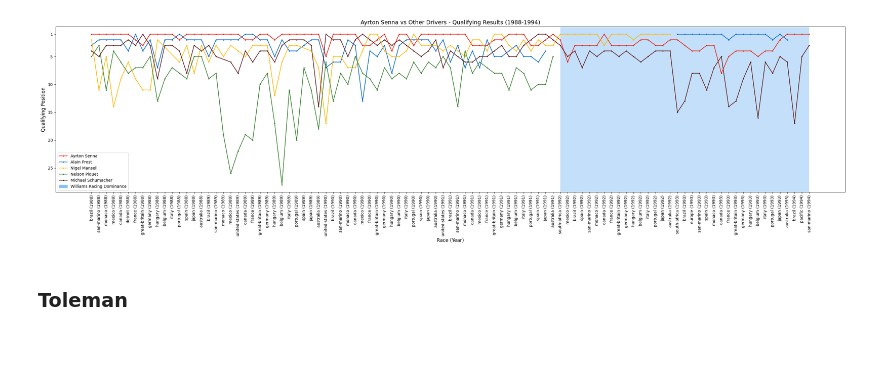
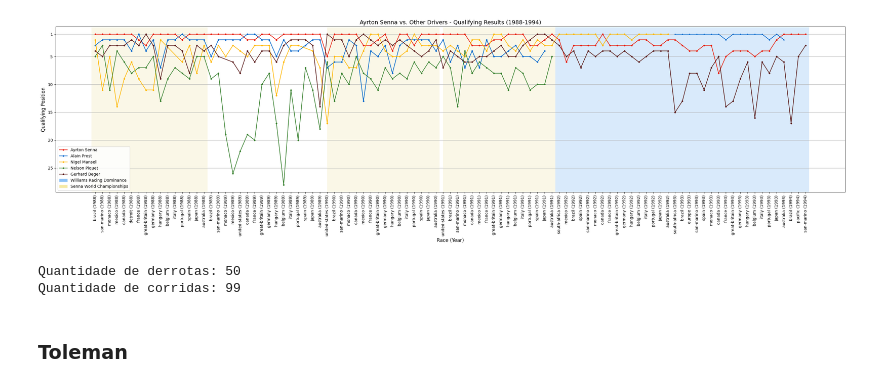
Before and after one commit to thiagodalladea/ayrton-senna-dv, a Jupyter notebook: nb.ipynb, the cells around one changed output. Cells and saved outputs as stored; diff of their text form; code cells hidden in the pictures; blank space fills up the shorter version.

```diff
--- a/nb.ipynb
+++ b/nb.ipynb
@@ -19,13 +20,14 @@ years_until_1991 = [1988, 1989, 1990, 1991]
 years_wo_1994 = [1988, 1989, 1990, 1991, 1992, 1993]
 
 senna_data_1988_1994 = senna_df[senna_df['year'].isin(years_1988_1994)]
+senna_data_1988_1994 = senna_data_1988_1994.reset_index()
 prost_data_1988_1991 = prost_df[prost_df['year'].isin(years_until_1991)]
 prost_data_1993 = prost_df[prost_df['year'] == 1993]
 mansell_data_1988_1992 = mansell_df[mansell_df['year'].isin(years_wo_1994)]
 piquet_data_1988_1991 = piquet_df[piquet_df['year'].isin(years_until_1991)]
 berger_data_1988_1993 = berger_df[berger_df['year'].isin(years_wo_1994)]
 berger_data_1994 = berger_df[berger_df['year'] == 1994].head(3)
-berger_data_1991_1994 = pd.concat([berger_data_1988_1993, berger_data_1994], axis=0)
+berger_data_1988_1994 = pd.concat([berger_data_1988_1993, berger_data_1994], axis=0)
 
 # In order to avoid SettingWithCopyWarning
 senna_data_1988_1994 = senna_data_1988_1994.copy()
@@ -33,46 +35,78 @@ prost_data_1988_1991 = prost_data_1988_1991.copy()
 prost_data_1993 = prost_data_1993.copy()
 mansell_data_1988_1992 = mansell_data_1988_1992.copy()
 piquet_data_1988_1991 = piquet_data_1988_1991.copy()
-berger_data_1991_1994 = berger_data_1991_1994.copy()
+berger_data_1988_1994 = berger_data_1988_1994.copy()
 
 senna_data_1988_1994['year_race'] = senna_data_1988_1994['race'] + " (" + senna_data_1988_1994['year'].astype(str) + ')'
 prost_data_1988_1991['year_race'] = prost_data_1988_1991['race'] + " (" + prost_data_1988_1991['year'].astype(str) + ')'
 prost_data_1993['year_race'] = prost_data_1993['race'] + " (" + prost_data_1993['year'].astype(str) + ')'
 mansell_data_1988_1992['year_race'] = mansell_data_1988_1992['race'] + " (" + mansell_data_1988_1992['year'].astype(str) + ')'
 piquet_data_1988_1991['year_race'] = piquet_data_1988_1991['race'] + " (" + piquet_data_1988_1991['year'].astype(str) + ')'
-berger_data_1991_1994['year_race'] = berger_data_1991_1994['race'] + " (" + berger_data_1991_1994['year'].astype(str) + ')'
+berger_data_1988_1994['year_race'] = berger_data_1988_1994['race'] + " (" + berger_data_1988_1994['year'].astype(str) + ')'
 # %%
-plt.figure(figsize=(28,8))
+fig, ax = plt.subplots(figsize=(28,8))
 
-plt.plot(senna_data_1988_1994['year_race'], senna_data_1988_1994['position'], marker='o', linestyle='-', color='#e91c0d', markersize=2, label='Ayrton Senna')
-plt.plot(prost_data_1988_1991['year_race'], prost_data_1988_1991['position'], marker='o', linestyle='-', color='#0066CC', markersize=2, label='Alain Prost')
+plt.plot(senna_data_1988_1994['year_race'], senna_data_1988_1994['position'], marker='o', linestyle='-', color='#e91c0d', markersize=3, label='Ayrton Senna')
+plt.plot(prost_data_1988_1991['year_race'], prost_data_1988_1991['position'], marker='o', linestyle='-', color='#0066CC', markersize=3, label='Alain Prost')
 plt.plot(prost_data_1993['year_race'], prost_data_1993['position'], marker='o', linestyle='-', color='#0066CC', markersize=2, label='')
-plt.plot(mansell_data_1988_1992['year_race'], mansell_data_1988_1992['position'], marker='o', linestyle='-', color='#ffb700', markersize=2, label='Nigel Mansell')
-plt.plot(piquet_data_1988_1991['year_race'], piquet_data_1988_1991['position'], marker='o', linestyle='-', color='#38812F', markersize=2, label='Nelson Piquet')
-plt.plot(berger_data_1991_1994['year_race'], berger_data_1991_1994['position'], marker='o', linestyle='-', color='#5a1b1b', markersize=2, label='Michael Schumacher')
+plt.plot(mansell_data_1988_1992['year_race'], mansell_data_1988_1992['position'], marker='o', linestyle='-', color='#ffb700', markersize=3, label='Nigel Mansell')
+plt.plot(piquet_data_1988_1991['year_race'], piquet_data_1988_1991['position'], marker='o', linestyle='-', color='#38812F', markersize=3, label='Nelson Piquet')
+plt.plot(berger_data_1988_1994['year_race'], berger_data_1988_1994['position'], marker='o', linestyle='-', color='#5a1b1b', markersize=3, label='Gerhard Beger')
 
-plt.title('Ayrton Senna vs Other Drivers - Qualifying Results (1988-1994)', fontsize=14)
+plt.title('Ayrton Senna vs. Other Drivers - Qualifying Results (1988-1994)', fontsize=14)
 plt.xlabel('Race (Year)', fontsize=12)
 plt.ylabel('Qualifying Position', fontsize=12)
 plt.xticks(rotation=90, fontsize=10)
 plt.yticks([1, 5, 10, 15, 20, 25], fontsize=10)
 plt.gca().invert_yaxis()
 
-start_index = senna_data_1988_1994[senna_data_1988_1994['year'] == 1992].index[0] - senna_data_1988_1994[senna_data_1988_1994['year'] == 1988].index[0]
-plt.axvspan(start_index, len(senna_data_1988_1994['year_race'])-1, facecolor='#8BC1F7', alpha=0.5)
+loses = senna_data_1988_1994[senna_data_1988_1994['position'] != 1].index
 
-plt.grid(False)
+# for lose in loses:
+#     plt.axvspan(lose-0.5, lose+0.5, facecolor='#f8b4b4', alpha=0.5)
+
+# for lose in loses:
+#     x = senna_data_1988_1994['year_race'][lose]
+#     y = senna_data_1988_1994['position'][lose]
+#     center = (x, y)
+#     circle = patches.Circle(center, radius=1, color='#fc6969', alpha=0.5)
+#     ax.add_patch(circle)
+
+start_index_williams = senna_data_1988_1994[senna_data_1988_1994['year'] >= 1994].index[0] - senna_data_1988_1994[senna_data_1988_1994['year'] == 1990].index[0]
+end_index_williams = len(senna_data_1988_1994['year_race'])-1
+plt.axvspan(start_index_williams-0.5, end_index_williams+0.5, facecolor='#b4d6f8', alpha=0.5)
+
+plt.axvspan(-0.5, len(senna_data_1988_1994[senna_data_1988_1994['year'] == 1988])-0.5, facecolor='#f7f1d0', alpha=0.5)
+
+start_index_wc = senna_data_1988_1994[senna_data_1988_1994['year'] >= 1991].index[0] - senna_data_1988_1994[senna_data_1988_1994['year'] == 1989].index[0]
+end_index_wc = start_index_wc + len(senna_data_1988_1994[senna_data_1988_1994['year'] == 1991])
+plt.axvspan(start_index_wc, end_index_wc-0.5, facecolor='#f7f1d0', alpha=0.5)
+
+start_index_wc = senna_data_1988_1994[senna_data_1988_1994['year'] >= 1992].index[0] - senna_data_1988_1994[senna_data_1988_1994['year'] == 1989].index[0]
+end_index_wc = start_index_wc + len(senna_data_1988_1994[senna_data_1988_1994['year'] == 1992])
+plt.axvspan(start_index_wc, end_index_wc-0.5, facecolor='#f7f1d0', alpha=0.5)
+
+
+plt.grid(axis='y')
 
 legend_elements = [
-    Patch(facecolor='#8BC1F7', edgecolor='#8BC1F7', label='Williams Racing Dominance'),
+    Patch(facecolor='#8BC1F7', edgecolor='#b4d6f8', label='Williams Racing Dominance'),
+    Patch(facecolor='#f5e9a3', edgecolor='#f7f1d0', label='Senna World Championships'),
+    # Patch(facecolor='#f8b4b4', edgecolor='#f8b4b4', label="Senna's defeats"),
 ]
 
-plt.legend(handles=plt.gca().get_legend_handles_labels()[0] + legend_elements)
+legend = plt.legend(handles=plt.gca().get_legend_handles_labels()[0] + legend_elements, loc='lower left')
 
 plt.tight_layout()
 plt.show()
 # %% [output]
-[figure, old version]
+[figure, new version]
+# %%
+print(f'Quantidade de derrotas: {len(loses)}')
+print(f'Quantidade de corridas: {len(senna_data_1988_1994)}')
+# %% [output]
+Quantidade de derrotas: 50
+Quantidade de corridas: 99
 # %% [markdown]
 ### Toleman
 # %%
```
Also changed, not shown: parts of 9 cells of this notebook.
